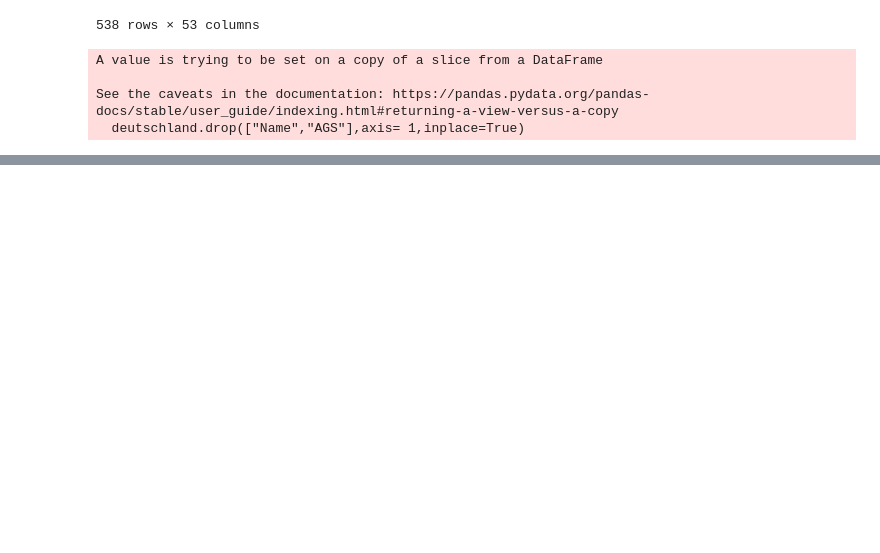
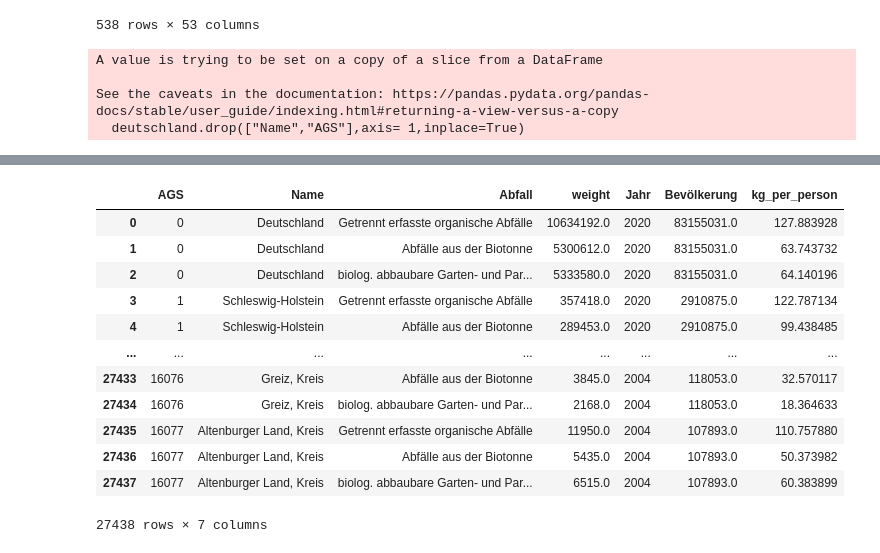
Before and after one commit to uclab-potsdam/klimataz, a Jupyter notebook: data/waste/final_data_waste_landkreis.ipynb, the cells around one changed output, grey strips where cells are left out. Cells and saved outputs as stored; diff of their text form; code cells hidden in the pictures; blank space fills up the shorter version.

```diff
--- a/data/waste/final_data_waste_landkreis.ipynb
+++ b/data/waste/final_data_waste_landkreis.ipynb
@@ -169,0 +172,8 @@ See the caveats in the documentation: https://pandas.pydata.org/pandas-docs/stab
+# %%
+#copy waste_df
+norm_wa = waste_df.copy()
+
+#set variable types for merge
+norm_wa['AGS'] = norm_wa['AGS'].astype(int)
+norm_wa['Jahr'] = norm_wa['Jahr'].astype(int)
+norm_wa.dtypes
@@ -169,0 +239,17 @@ See the caveats in the documentation: https://pandas.pydata.org/pandas-docs/stab
+# %%
+merged_wa['kg_per_person'] = merged_wa['weight']/merged_wa['Bevölkerung']*1000
+merged_wa
+# %% [output]
+|  | AGS | Name | Abfall | weight | Jahr | Bevölkerung | kg_per_person |
+| 0 | 0 | Deutschland | Getrennt erfasste organische Abfälle | 10634192.0 | 2020 | 83155031.0 | 127.883928 |
+| 1 | 0 | Deutschland | Abfälle aus der Biotonne | 5300612.0 | 2020 | 83155031.0 | 63.743732 |
+| 2 | 0 | Deutschland | biolog. abbaubare Garten- und Par... | 5333580.0 | 2020 | 83155031.0 | 64.140196 |
+| 3 | 1 | Schleswig-Holstein | Getrennt erfasste organische Abfälle | 357418.0 | 2020 | 2910875.0 | 122.787134 |
+| 4 | 1 | Schleswig-Holstein | Abfälle aus der Biotonne | 289453.0 | 2020 | 2910875.0 | 99.438485 |
+| ... | ... | ... | ... | ... | ... | ... | ... |
+| 27433 | 16076 | Greiz, Kreis | Abfälle aus der Biotonne | 3845.0 | 2004 | 118053.0 | 32.570117 |
+| 27434 | 16076 | Greiz, Kreis | biolog. abbaubare Garten- und Par... | 2168.0 | 2004 | 118053.0 | 18.364633 |
+| 27435 | 16077 | Altenburger Land, Kreis | Getrennt erfasste organische Abfälle | 11950.0 | 2004 | 107893.0 | 110.757880 |
+| 27436 | 16077 | Altenburger Land, Kreis | Abfälle aus der Biotonne | 5435.0 | 2004 | 107893.0 | 50.373982 |
+| 27437 | 16077 | Altenburger Land, Kreis | biolog. abbaubare Garten- und Par... | 6515.0 | 2004 | 107893.0 | 60.383899 |
+27438 rows × 7 columns
```
Also changed, not shown: parts of 7 cells of this notebook, 1 other file.
